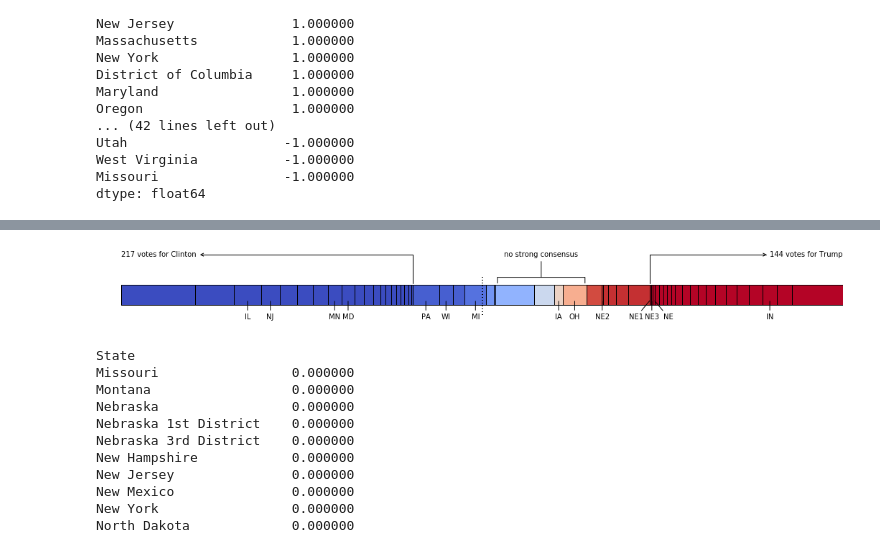
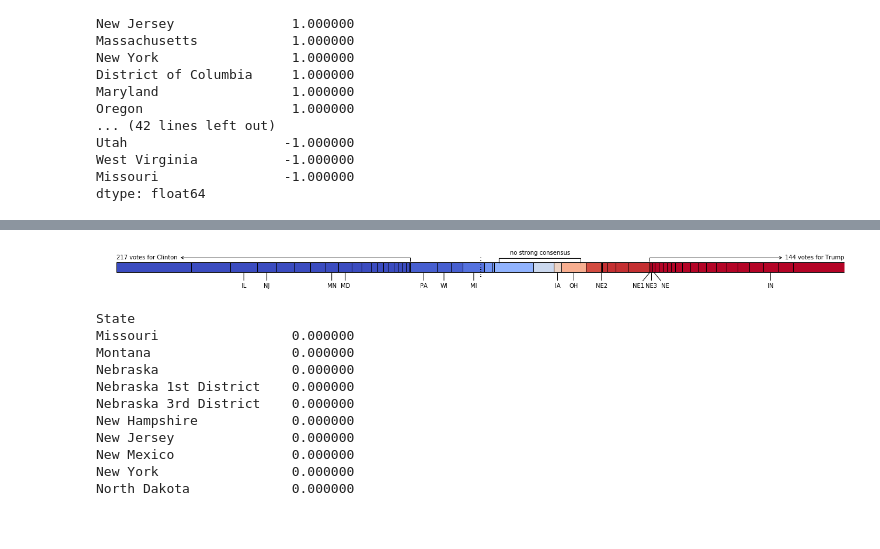
Before and after one commit to reallyasi9/pickem-analysis, a Jupyter notebook: election-2016/election-pickem.ipynb, the cells around one changed output, grey strips where cells are left out. Cells and saved outputs as stored; diff of their text form; code cells hidden in the pictures; blank space fills up the shorter version.

```diff
--- a/election-2016/election-pickem.ipynb
+++ b/election-2016/election-pickem.ipynb
@@ -175,9 +175,9 @@ offsets = {
     'Kim': -12
 }
 
-plt.figure(figsize=(12,.5))
+plt.figure(figsize=(12,1))
 plt.set_cmap(matplotlib.colors.Colormap('coolwarm', 538*2))
-plt.imshow(gradient, aspect='auto', extent=(-538,538,-1,1))
+plt.imshow(gradient, aspect='auto', extent=(-538,538,-.5,.5))
 
 for idx, (name, ev) in enumerate(zip(ev_sum.index, ev_sum)):
     ud = idx%2 - .5
@@ -185,7 +185,7 @@ for idx, (name, ev) in enumerate(zip(ev_sum.index, ev_sum)):
     if idx%2:
         tb = 'bottom'
     offset = offsets.get(name, 0)
-    plt.annotate(name, xy=(-ev, ud), xycoords='data', xytext=(offset, 2*ud*30), textcoords='offset points',
+    plt.annotate(name, xy=(-ev, ud), xycoords='data', xytext=(offset, 2*ud*15), textcoords='offset points',
                  ha='center', va=tb, rotation='vertical',
                 arrowprops=dict(arrowstyle='-'))
 
@@ -197,5 +197,6 @@ plt.text(-250, 0, 'D 250 ', va='center', ha='right')
 plt.text(125, 0, ' R 125', va='center', ha='left')
 plt.axis('off')
 
-plt.savefig('picker-winners.png')
+plt.tight_layout()
+plt.savefig('picker-winners.svg')
 # %% [output]
@@ -333,39 +355,40 @@ b1g = {
     'WI': (242,0),
     'MI': (264,0),
     'IA': (326,0),
     'OH': (338,0),
     'NE2': (358.5,0),
     'NE1': (394.5,-20),
     'NE3': (395.5,0),
     'NE': (397,20),
     'IN': (483.5,0),
 }
 for name, values in b1g.items():
     x = values[0]
     o = values[1]
-    plt.annotate(name, xy=(x, -.25), xycoords='data', xytext=(o, -24), textcoords='offset points',
+    plt.annotate(name, xy=(x, -.5), xycoords='data', xytext=(o, -24), textcoords='offset points',
                  ha='center', va='center',
                  arrowprops=dict(arrowstyle='-'))
 
 # Definitely one way or the other
-plt.annotate('217 votes for Clinton', xy=(217, .5), xycoords='data', xytext=(0, 2), textcoords='data',
+plt.annotate('217 votes for Clinton', xy=(217, .5), xycoords='data', xytext=(0, 1), textcoords='data',
             ha='left', va='center',
             arrowprops=dict(connectionstyle='angle,angleA=0,angleB=90', arrowstyle='<-'))
-plt.annotate('144 votes for Trump', xy=(394, .5), xycoords='data', xytext=(538, 2), textcoords='data',
+plt.annotate('144 votes for Trump', xy=(394, .5), xycoords='data', xytext=(538, 1), textcoords='data',
             ha='right', va='center',
             arrowprops=dict(connectionstyle='angle,angleA=0,angleB=90', arrowstyle='<-'))
-plt.annotate('no strong consensus', xy=(313, .8), xycoords='data', xytext=(313, 2), textcoords='data',
+plt.annotate('no strong consensus', xy=(313, .8), xycoords='data', xytext=(313, 1.5), textcoords='data',
              ha='center', va='center',
-            arrowprops=dict(arrowstyle='-[,widthB=6.1,lengthB=.8'))
+            arrowprops=dict(arrowstyle='-[,widthB=7,lengthB=.8'))
 
 plt.vlines(538/2, -1, 1, linewidth=2, linestyle='dotted')
 plt.xlim((0,538))
 plt.ylim((-1,1))
 plt.axis('off')
 
+plt.tight_layout()
 plt.savefig('state-consensus.png')
 # %% [output]
-[figure, old version]
+[figure, new version]
 # %%
 picks_win_df.std(axis='columns').sort_values()
 # %% [output]
```
Also changed, not shown: parts of 3 cells of this notebook.
